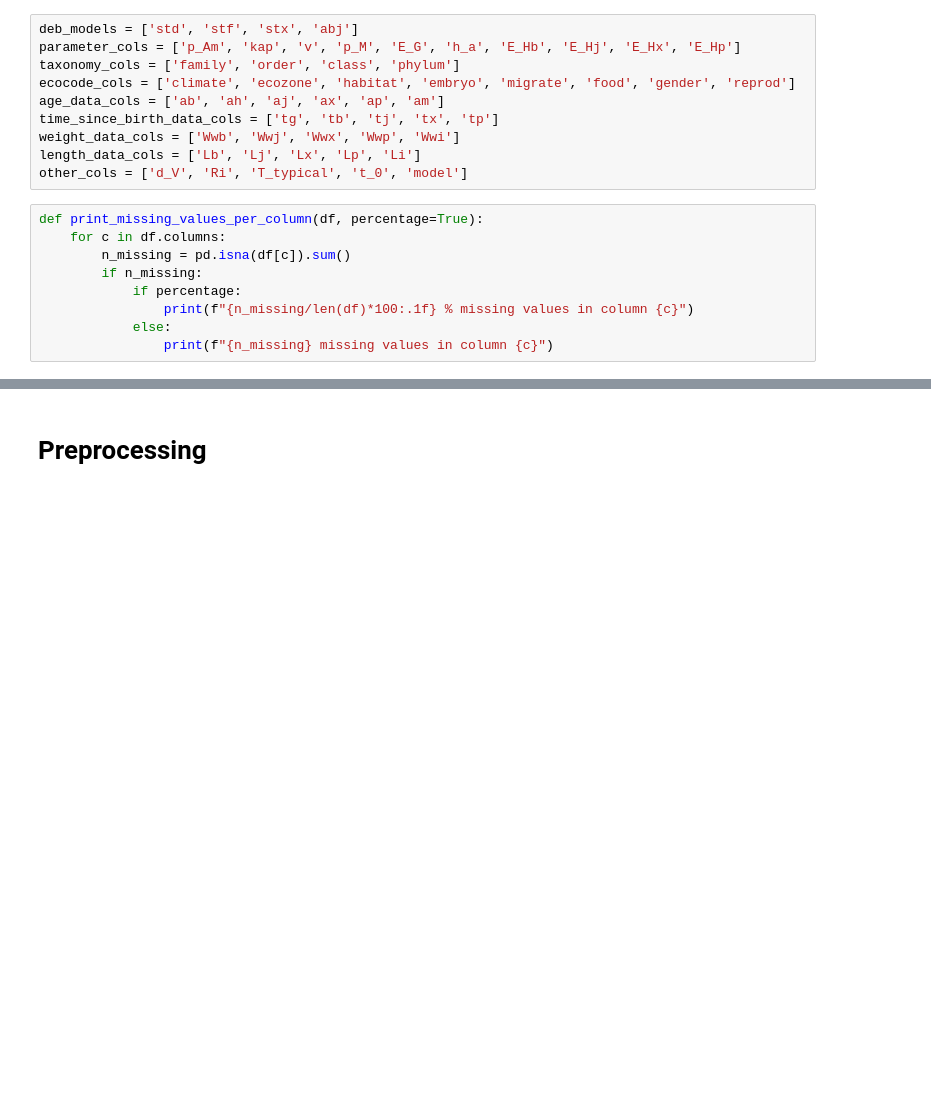
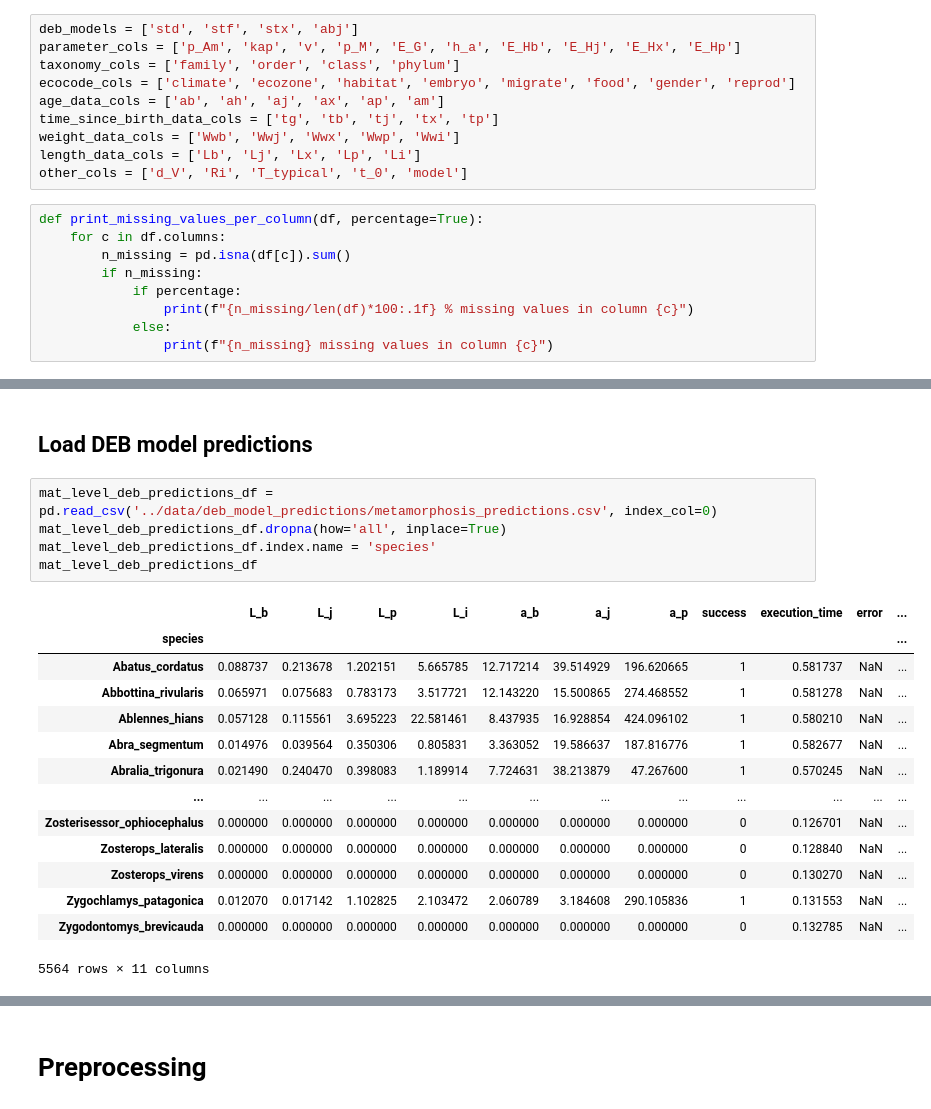
Before and after one commit to diogo-f-oliveira/DEB_ML_Init, a Jupyter notebook: notebooks/Data Preprocessing.ipynb, the cells around one changed output, grey strips where cells are left out. Drawn from its saved outputs; the diff is of its cells as text; blank space fills up the shorter version.

```diff
--- a/notebooks/Data Preprocessing.ipynb
+++ b/notebooks/Data Preprocessing.ipynb
@@ -56 +72,23 @@ stf      51
 Name: count, dtype: int64
+# %% [markdown]
+## Load DEB model predictions
+# %%
+mat_level_deb_predictions_df = pd.read_csv('../data/deb_model_predictions/metamorphosis_predictions.csv', index_col=0)
+mat_level_deb_predictions_df.dropna(how='all', inplace=True)
+mat_level_deb_predictions_df.index.name = 'species'
+mat_level_deb_predictions_df
+# %% [output]
+|  | L_b | L_j | L_p | L_i | a_b | a_j | a_p | success | execution_time | error | ... |
+| species |  |  |  |  |  |  |  |  |  |  | ... |
+| Abatus_cordatus | 0.088737 | 0.213678 | 1.202151 | 5.665785 | 12.717214 | 39.514929 | 196.620665 | 1 | 0.581737 | NaN | ... |
+| Abbottina_rivularis | 0.065971 | 0.075683 | 0.783173 | 3.517721 | 12.143220 | 15.500865 | 274.468552 | 1 | 0.581278 | NaN | ... |
+| Ablennes_hians | 0.057128 | 0.115561 | 3.695223 | 22.581461 | 8.437935 | 16.928854 | 424.096102 | 1 | 0.580210 | NaN | ... |
+| Abra_segmentum | 0.014976 | 0.039564 | 0.350306 | 0.805831 | 3.363052 | 19.586637 | 187.816776 | 1 | 0.582677 | NaN | ... |
+| Abralia_trigonura | 0.021490 | 0.240470 | 0.398083 | 1.189914 | 7.724631 | 38.213879 | 47.267600 | 1 | 0.570245 | NaN | ... |
+| ... | ... | ... | ... | ... | ... | ... | ... | ... | ... | ... | ... |
+| Zosterisessor_ophiocephalus | 0.000000 | 0.000000 | 0.000000 | 0.000000 | 0.000000 | 0.000000 | 0.000000 | 0 | 0.126701 | NaN | ... |
+| Zosterops_lateralis | 0.000000 | 0.000000 | 0.000000 | 0.000000 | 0.000000 | 0.000000 | 0.000000 | 0 | 0.128840 | NaN | ... |
+| Zosterops_virens | 0.000000 | 0.000000 | 0.000000 | 0.000000 | 0.000000 | 0.000000 | 0.000000 | 0 | 0.130270 | NaN | ... |
+| Zygochlamys_patagonica | 0.012070 | 0.017142 | 1.102825 | 2.103472 | 2.060789 | 3.184608 | 290.105836 | 1 | 0.131553 | NaN | ... |
+| Zygodontomys_brevicauda | 0.000000 | 0.000000 | 0.000000 | 0.000000 | 0.000000 | 0.000000 | 0.000000 | 0 | 0.132785 | NaN | ... |
+5564 rows × 11 columns
```
Also changed, not shown: parts of 70 cells of this notebook, 1 other file.
